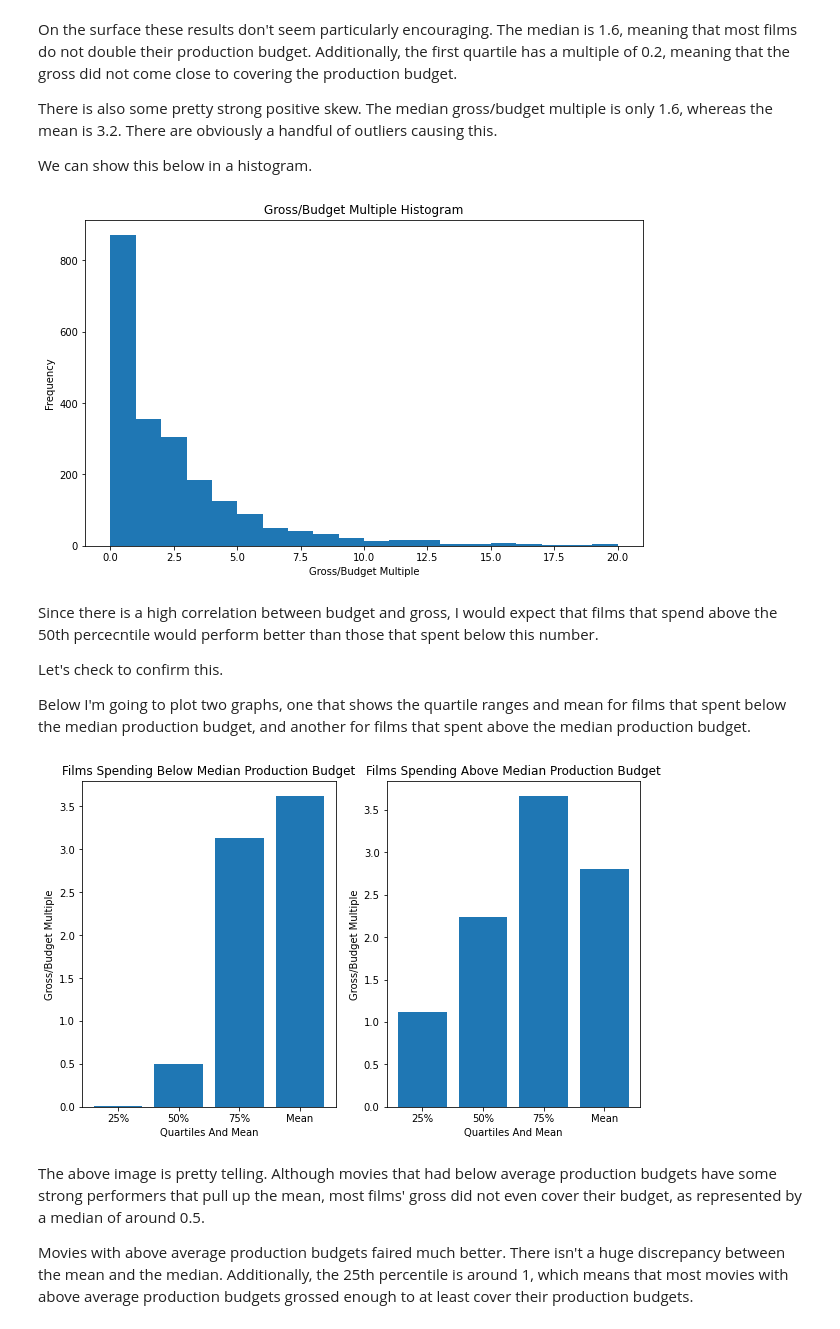
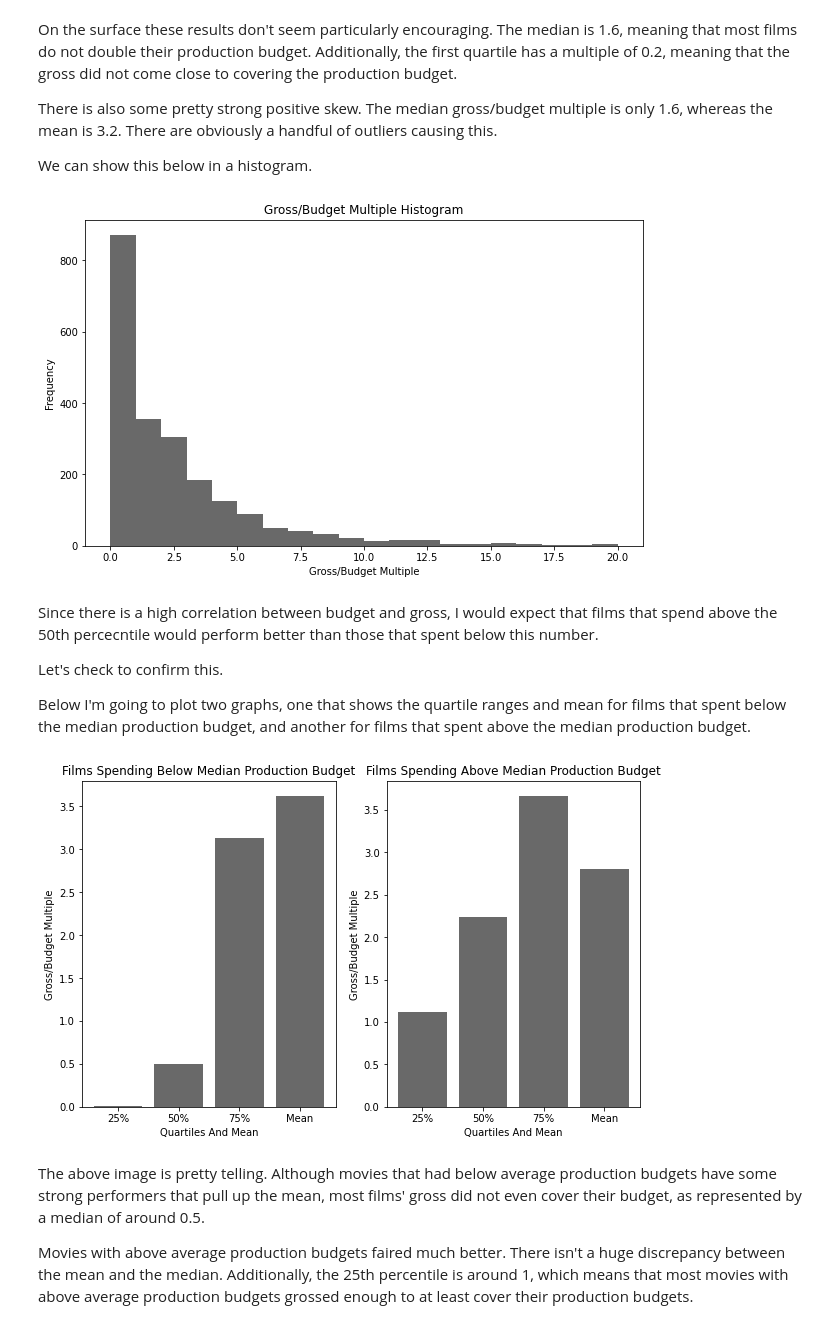
Before and after one commit to bmjaron/dsc_phase1_project, a Jupyter notebook: Phase_1_Project.ipynb, the cells around one changed output. Cells and saved outputs as stored; diff of their text form; code cells hidden in the pictures.

```diff
--- a/Phase_1_Project.ipynb
+++ b/Phase_1_Project.ipynb
@@ -446,12 +446,12 @@ import matplotlib.pyplot as plt
 %matplotlib inline
 # %%
 plt.figure(figsize=(10,6))
-plt.hist(movie_budget_df['gross_budget_multiple'], bins=20, range=(0, 20))
+plt.hist(movie_budget_df['gross_budget_multiple'], bins=20, range=(0, 20), color='dimgray')
 plt.title('Gross/Budget Multiple Histogram')
 plt.xlabel('Gross/Budget Multiple')
 plt.ylabel('Frequency');
 # %% [output]
-[figure, old version]
+[figure, new version]
 # %% [markdown]
 Since there is a high correlation between budget and gross, I would expect that films that spend above the 50th percecntile would perform better than those that spent below this number.
 
@@ -474,14 +474,14 @@ below_50 = movie_budget_df[movie_budget_df['production_budget'] < movie_budget_d
 above_50 = movie_budget_df[movie_budget_df['production_budget'] >= movie_budget_df['production_budget'].quantile(.5)]
 # %%
 fig, (ax1, ax2) = plt.subplots(1,2, figsize=(10,6))
-ax1.bar(x_axis, y_axis(below_50))
-ax2.bar(x_axis, y_axis(above_50))
+ax1.bar(x_axis, y_axis(below_50), color='dimgray')
+ax2.bar(x_axis, y_axis(above_50), color='dimgray')
 ax1.set_title('Films Spending Below Median Production Budget')
 ax1.set(xlabel='Quartiles And Mean', ylabel='Gross/Budget Multiple')
 ax2.set_title('Films Spending Above Median Production Budget')
 ax2.set(xlabel='Quartiles And Mean', ylabel='Gross/Budget Multiple');
 # %% [output]
-[figure, old version]
+[figure, new version]
 # %% [markdown]
 The above image is pretty telling. Although movies that had below average production budgets have some strong performers that pull up the mean, most films' gross did not even cover their budget, as represented by a median of around 0.5.
 
```
Also changed, not shown: parts of 4 cells of this notebook.
